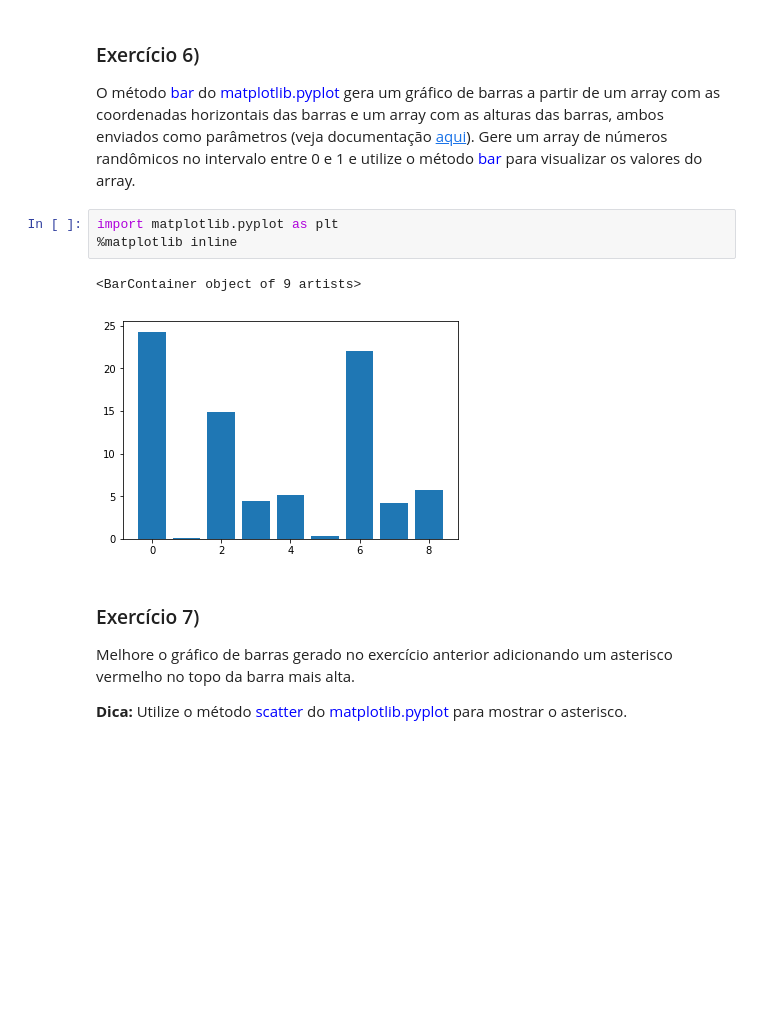
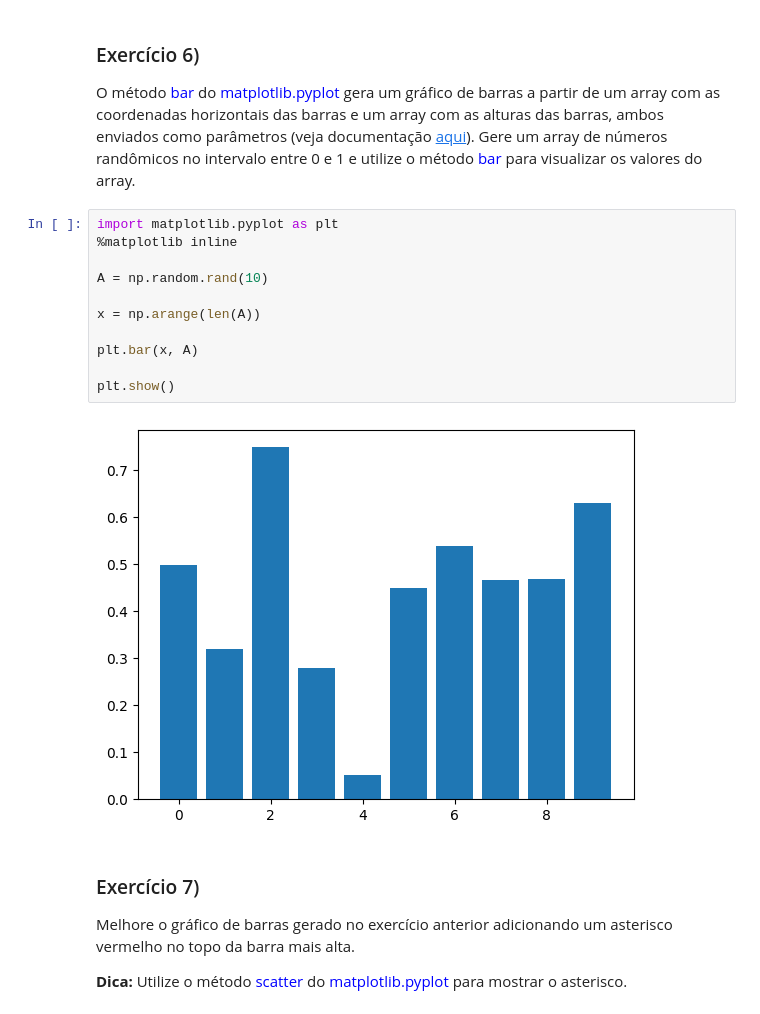
Before and after one commit to Biangelica/Data-Science-MBA-CEMEAI, a Jupyter notebook: Programação para ciência de dados/Aula 5/ Numpy_II_e_Matplotlib_exercicios.ipynb, the cells around one changed output. Cells and saved outputs as stored; diff of their text form; blank space fills up the shorter version.

```diff
--- a/Programação para ciência de dados/Aula 5/ Numpy_II_e_Matplotlib_exercicios.ipynb
+++ b/Programação para ciência de dados/Aula 5/ Numpy_II_e_Matplotlib_exercicios.ipynb
@@ -181,9 +181,16 @@ O método <font color='blue'>bar</font> do <font color='blue'>matplotlib.pyplot<
 # %%
 import matplotlib.pyplot as plt
 %matplotlib inline
+
+A = np.random.rand(10)
+
+x = np.arange(len(A))
+
+plt.bar(x, A)
+
+plt.show()
 # %% [output]
-<BarContainer object of 9 artists>
-[figure, old version]
+[figure, new version]
 # %% [markdown]
 ### Exercício 7)
 Melhore o gráfico de barras gerado no exercício anterior adicionando um asterisco vermelho no topo da barra mais alta.
```
Also changed, not shown: parts of 9 cells of this notebook.
